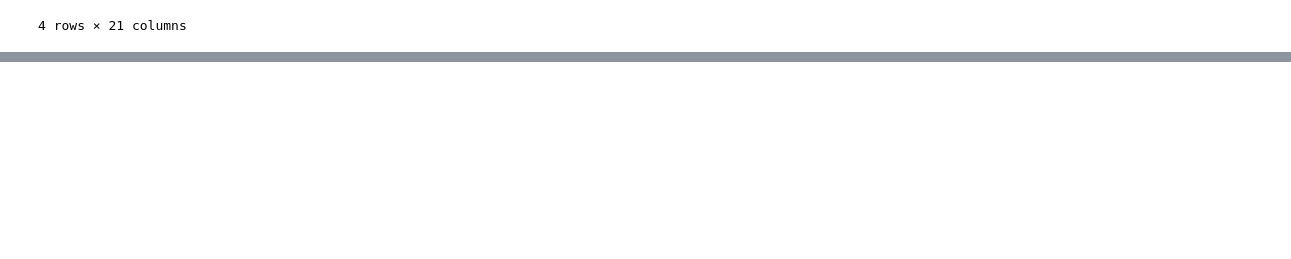
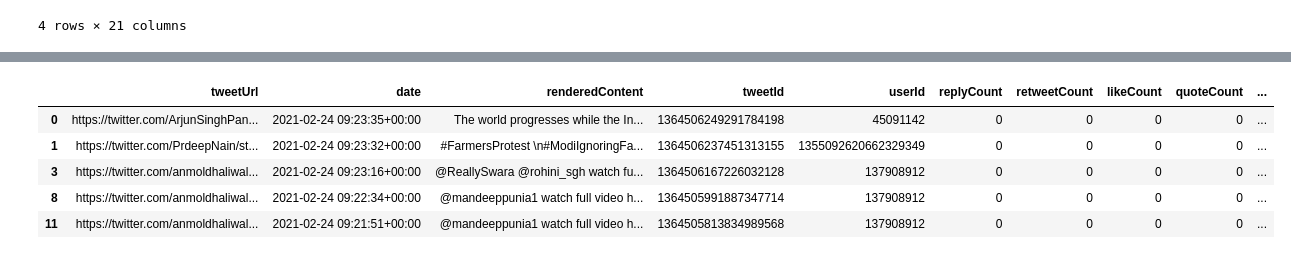
Before and after one commit to ivergara1/Diagnostico_gitflow, a Jupyter notebook: main.ipynb, the cells around one changed output, grey strips where cells are left out. Cells and saved outputs as stored; diff of their text form; code cells hidden in the pictures; blank space fills up the shorter version.

```diff
--- a/main.ipynb
+++ b/main.ipynb
@@ -16,0 +47,22 @@ raw_tweets.head(4)
+# %%
+# Transform 'raw_tweets' DataFrame
+
+# Add column for 'userId'
+user_id = []
+for user in raw_tweets['user']:
+    uid = user['id']
+    user_id.append(uid)
+raw_tweets['userId'] = user_id
+
+# Remove less important columns
+cols = ['url', 'date', 'renderedContent', 'id', 'userId', 'replyCount', 'retweetCount', 'likeCount', 'quoteCount', 'source', 'media', 'retweetedTweet', 'quotedTweet', 'mentionedUsers']
+tweets = raw_tweets[cols]
+tweets.rename(columns={'id':'tweetId', 'url':'tweetUrl'}, inplace=True)
+tweets.head(5)
+# %% [output]
+|  | tweetUrl | date | renderedContent | tweetId | userId | replyCount | retweetCount | likeCount | quoteCount | ... |
+| 0 | https://twitter.com/ArjunSinghPan... | 2021-02-24 09:23:35+00:00 | The world progresses while the In... | 1364506249291784198 | 45091142 | 0 | 0 | 0 | 0 | ... |
+| 1 | https://twitter.com/PrdeepNain/st... | 2021-02-24 09:23:32+00:00 | #FarmersProtest \n#ModiIgnoringFa... | 1364506237451313155 | 1355092620662329349 | 0 | 0 | 0 | 0 | ... |
+| 3 | https://twitter.com/anmoldhaliwal... | 2021-02-24 09:23:16+00:00 | @ReallySwara @rohini_sgh watch fu... | 1364506167226032128 | 137908912 | 0 | 0 | 0 | 0 | ... |
+| 8 | https://twitter.com/anmoldhaliwal... | 2021-02-24 09:22:34+00:00 | @mandeeppunia1 watch full video h... | 1364505991887347714 | 137908912 | 0 | 0 | 0 | 0 | ... |
+| 11 | https://twitter.com/anmoldhaliwal... | 2021-02-24 09:21:51+00:00 | @mandeeppunia1 watch full video h... | 1364505813834989568 | 137908912 | 0 | 0 | 0 | 0 | ... |
```
Also changed, not shown: parts of 8 cells of this notebook, 2 other files.
